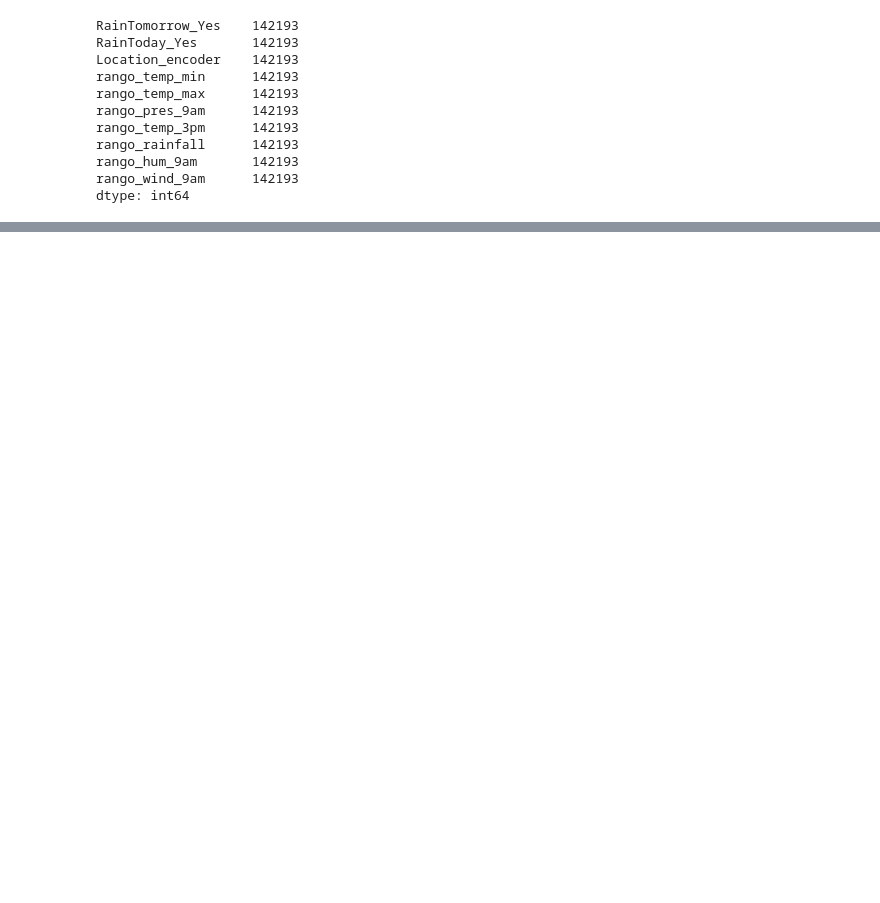
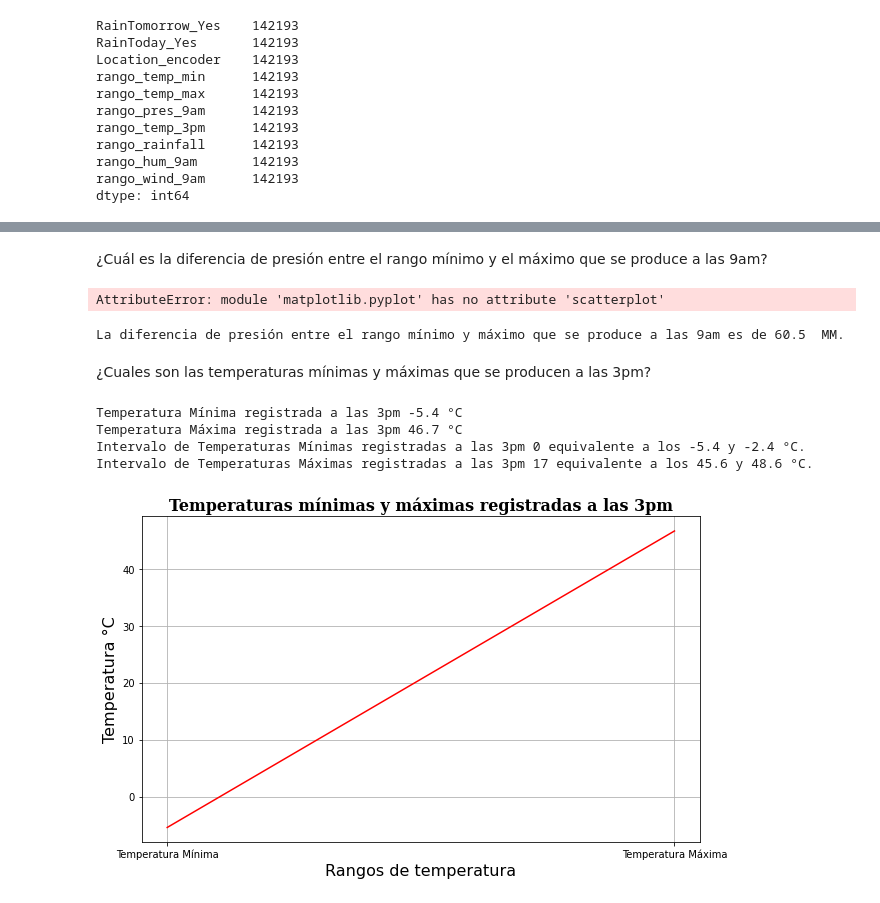
Before and after one commit to 4lequinn/PRUEBA-1-MINERIA, a Jupyter notebook: DataScience.ipynb, the cells around one changed output, grey strips where cells are left out. Drawn from its saved outputs; the diff is of its cells as text; code cells hidden in the pictures; blank space fills up the shorter version.

```diff
--- a/DataScience.ipynb
+++ b/DataScience.ipynb
@@ -955,0 +1018,39 @@ df2.groupby(df2.index.month).head()
+# %% [markdown]
+¿Cuál es la diferencia de presión entre el rango mínimo y el máximo que se produce a las 9am?
+# %%
+getGraficoDispersion1([2,3,4,5,6,4],[3,24,35,6,32,3],"ff","dds","owo")
+# %% [output]
+AttributeError: module 'matplotlib.pyplot' has no attribute 'scatterplot'
+# %%
+df3 = df
+rango = df3.Pressure9am.max() - df3.Pressure9am.min()
+print("La diferencia de presión entre el rango mínimo y máximo que se produce a las 9am es de" , rango, " MM.")
+# %% [output]
+La diferencia de presión entre el rango mínimo y máximo que se produce a las 9am es de 60.5  MM.
+# %% [markdown]
+¿Cuales son las temperaturas mínimas y máximas que se producen a las 3pm?
+# %%
+# Rango de temperaturas mínimas
+intervalo_min = df2.rango_temp_3pm.min()
+
+# Rango de temperaturas máximas
+intervalo_max = df2.rango_temp_3pm.max()
+
+# Temp min
+t_min = df3.Temp3pm.min()
+# Temp máx
+t_max = df3.Temp3pm.max()
+
+print("Temperatura Mínima registrada a las 3pm", t_min,"°C")
+print("Temperatura Máxima registrada a las 3pm", t_max,"°C")
+print("Intervalo de Temperaturas Mínimas registradas a las 3pm", intervalo_min, "equivalente a los -5.4 y -2.4 °C.")
+print("Intervalo de Temperaturas Máximas registradas a las 3pm", intervalo_max, "equivalente a los 45.6 y 48.6 °C.")
+# %% [output]
+Temperatura Mínima registrada a las 3pm -5.4 °C
+Temperatura Máxima registrada a las 3pm 46.7 °C
+Intervalo de Temperaturas Mínimas registradas a las 3pm 0 equivalente a los -5.4 y -2.4 °C.
+Intervalo de Temperaturas Máximas registradas a las 3pm 17 equivalente a los 45.6 y 48.6 °C.
+# %%
+getGraficoLineas1(["Temperatura Mínima","Temperatura Máxima"],[t_min,t_max],"Rangos de temperatura","Temperatura °C","Temperaturas mínimas y máximas registradas a las 3pm")
+# %% [output]
+[figure, added]
```
Also changed, not shown: parts of 24 cells of this notebook.
